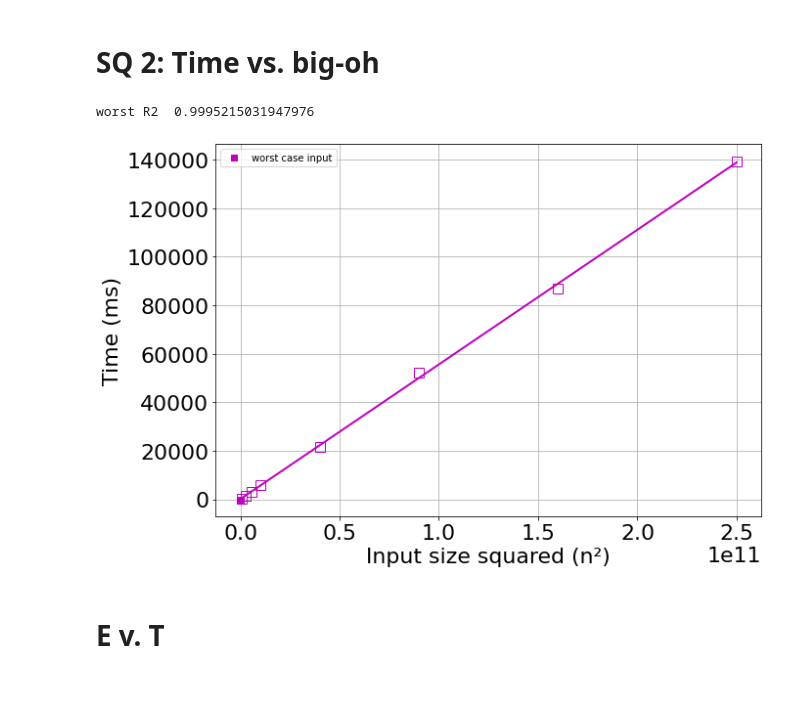
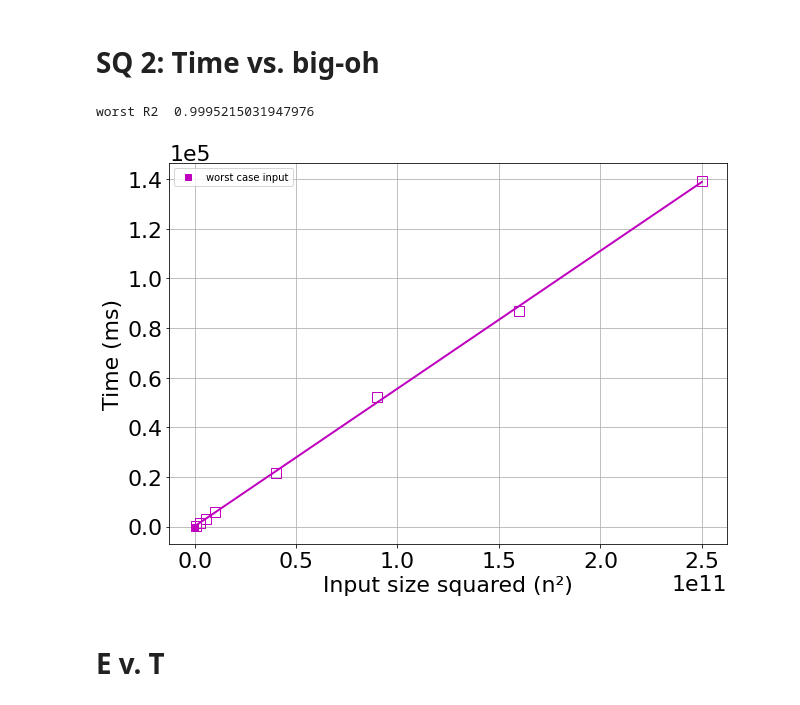
Before and after one commit to hrallil/RAPL_measurements, a Jupyter notebook: Java/FinalResults/FinalAnalysis/QuickWorstResults.ipynb, the cells around one changed output. Saved outputs shown, nothing was run; the diff lists cells and outputs as text; code cells hidden in the pictures.

Commit message:
Merge graphs finished

```diff
--- a/Java/FinalResults/FinalAnalysis/QuickWorstResults.ipynb
+++ b/Java/FinalResults/FinalAnalysis/QuickWorstResults.ipynb
@@ -254,26 +254,28 @@ plt.show()
 # %%
 plt.figure(figsize=(10,7))
 color = "red"
 
 Rs = []
 
 worst = polyReg(dfQuickMean16[dfQuickMean16["Input case"] == "worst"]["n^2"], dfQuickMean16[dfQuickMean16["Input case"] == "worst"]["Time - readCSV"],1, "Merge time for worst case input", "m",dots="s")
 
 plt.plot(0,0,"s", color="m",label="worst case input")
 
 print(f"worst R2 ", worst[1], "\n")
 
 #plt.title("Quick sort wall time vs input size squared, with linear regression.")
+
+plt.ticklabel_format(axis='y', style='sci', scilimits=(0,0))
 plt.xlabel("Input size squared (n\u00b2)", fontsize = 22)
 plt.ylabel("Time (ms)", fontsize = 22)
 plt.rc('xtick', labelsize = 22)
 plt.rc('ytick', labelsize = 22)
 plt.grid()
 plt.legend()
 plt.show()
 # %% [output]
 worst R2  0.9995215031947976
-[figure, old version]
+[figure, new version]
 # %% [markdown]
 # E v. T
 # %%
```
Also changed, not shown: 2 other files.
